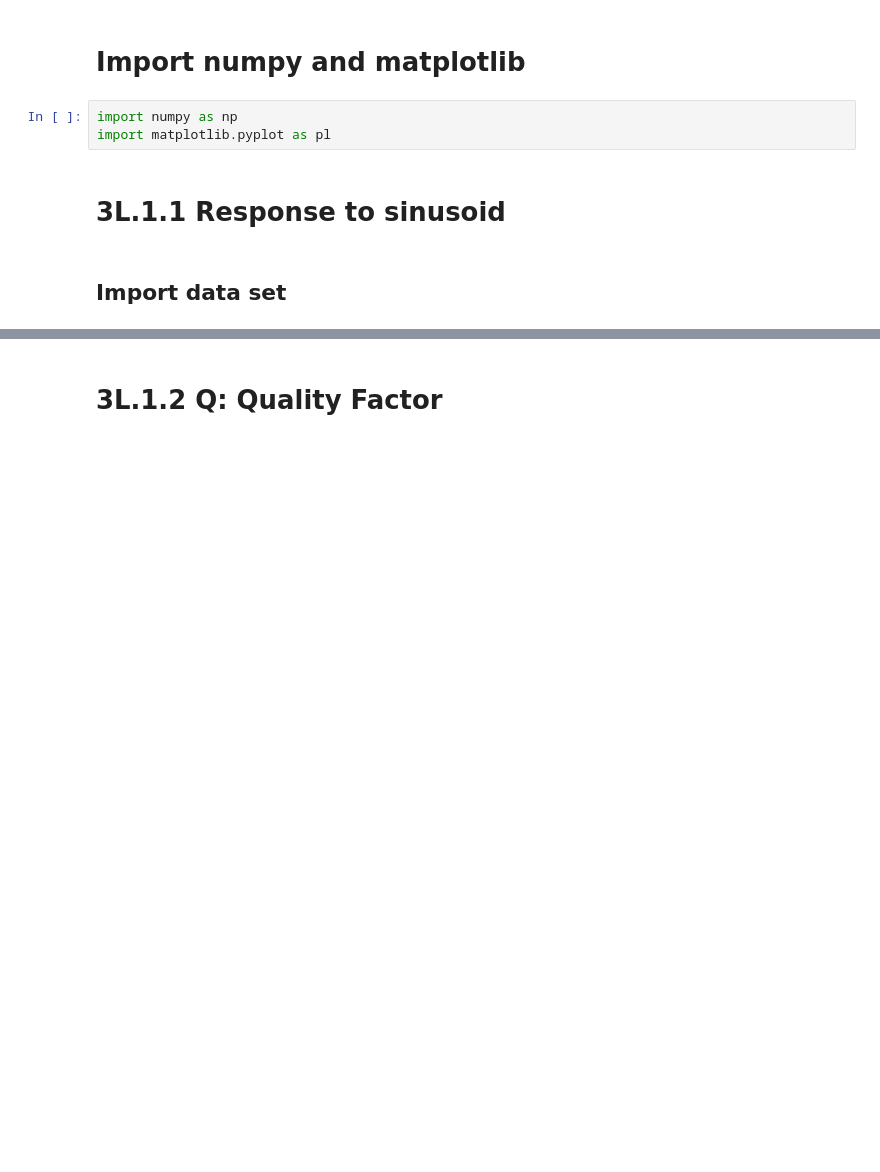
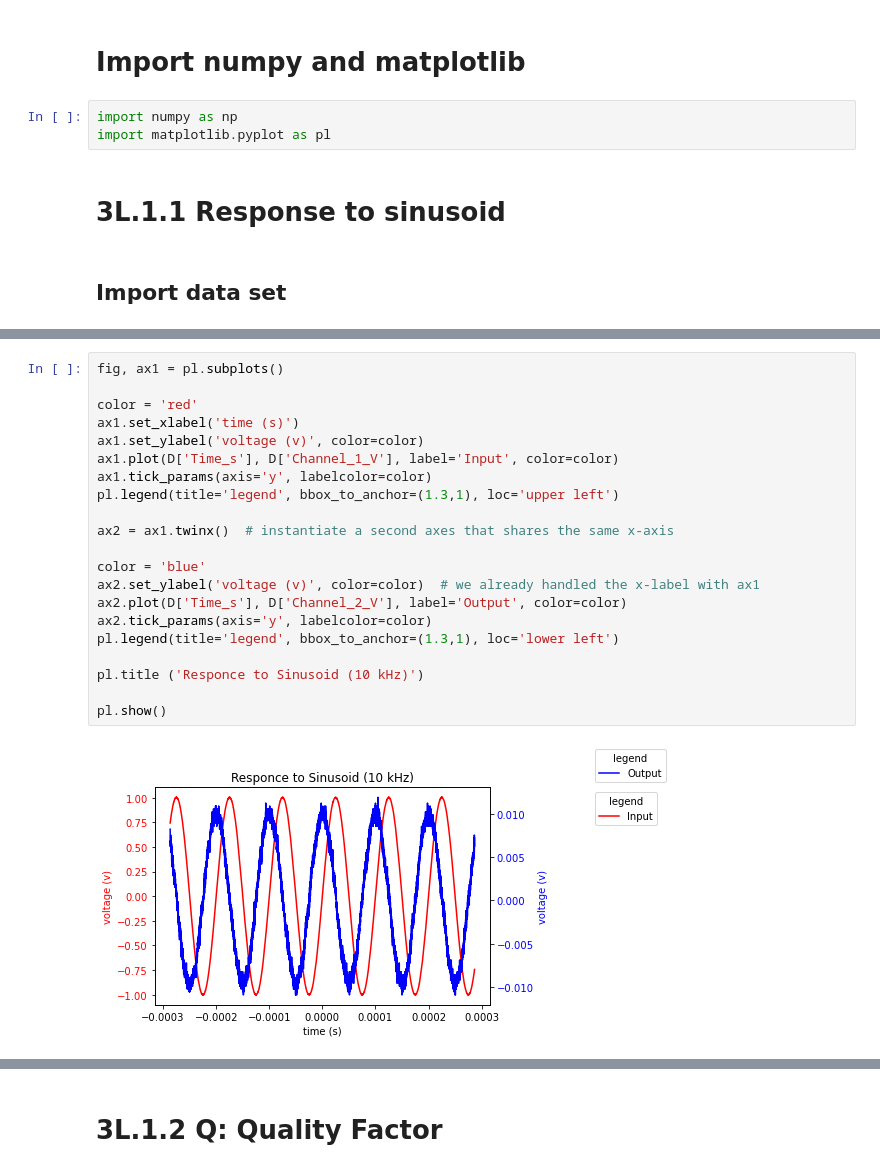
Before and after one commit to dannyjacobs/ses330, a Jupyter notebook: 2020_assignments/jhuffer1_diode/Lab 3 Diode (jhuffer).ipynb, the cells around one changed output, grey strips where cells are left out. Saved outputs shown, nothing was run; the diff lists cells and outputs as text; blank space fills up the shorter version.

```diff
--- a/2020_assignments/jhuffer1_diode/Lab 3 Diode (jhuffer).ipynb
+++ b/2020_assignments/jhuffer1_diode/Lab 3 Diode (jhuffer).ipynb
@@ -17,0 +40,23 @@ import matplotlib.pyplot as pl
+# %%
+fig, ax1 = pl.subplots()
+
+color = 'red'
+ax1.set_xlabel('time (s)')
+ax1.set_ylabel('voltage (v)', color=color)
+ax1.plot(D['Time_s'], D['Channel_1_V'], label='Input', color=color)
+ax1.tick_params(axis='y', labelcolor=color)
+pl.legend(title='legend', bbox_to_anchor=(1.3,1), loc='upper left')
+
+ax2 = ax1.twinx()  # instantiate a second axes that shares the same x-axis
+
+color = 'blue'
+ax2.set_ylabel('voltage (v)', color=color)  # we already handled the x-label with ax1
+ax2.plot(D['Time_s'], D['Channel_2_V'], label='Output', color=color)
+ax2.tick_params(axis='y', labelcolor=color)
+pl.legend(title='legend', bbox_to_anchor=(1.3,1), loc='lower left')
+
+pl.title ('Responce to Sinusoid (10 kHz)')
+
+pl.show()
+# %% [output]
+[figure, added]
```
Also changed, not shown: parts of 21 cells of this notebook, 6 other files.
